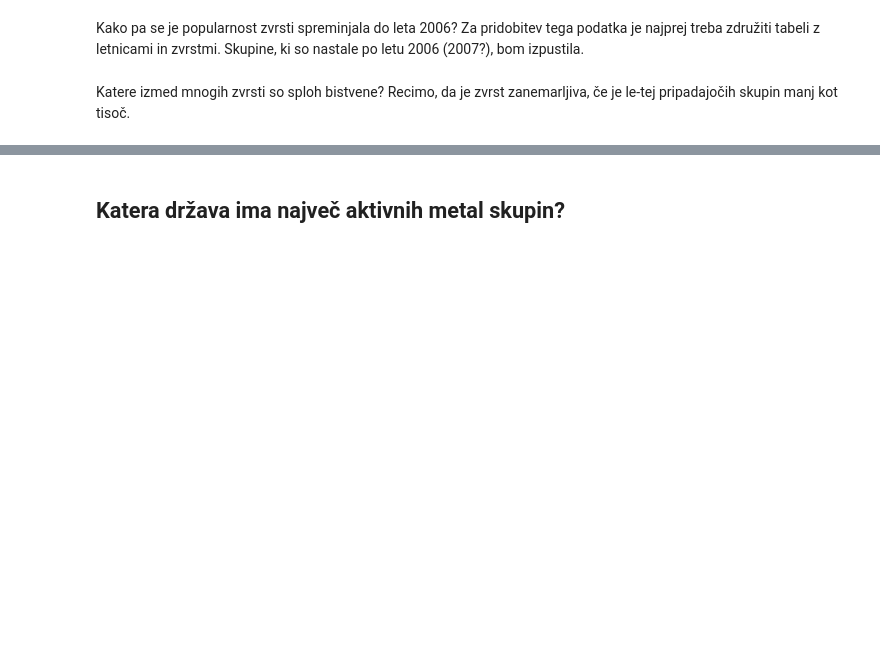
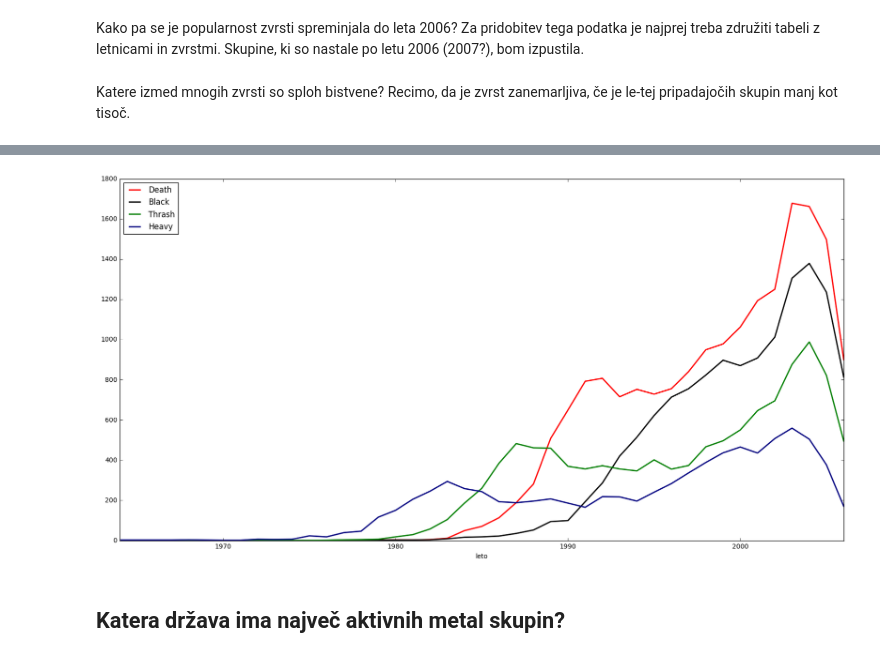
Before and after one commit to h3ll-o-w0rld/Projekt-za-PROG1, a Jupyter notebook: Projekt.ipynb, the cells around one changed output, grey strips where cells are left out. Cells and saved outputs as stored; diff of their text form; code cells hidden in the pictures; blank space fills up the shorter version.

```diff
--- a/Projekt.ipynb
+++ b/Projekt.ipynb
@@ -73,3 +87,9 @@ for stolpec, barva in zip(omejene_vsote, barve):
+# %%
+stiri_zvrsti_barve = [('Death', 'red'), ('Black', 'black'), ('Thrash', 'green'), ('Heavy', 'navy')]
+for zvrst, barva in stiri_zvrsti_barve:
+    omejene_vsote[zvrst].plot(kind='line', legend=True, figsize=(20, 10), linewidth=2.0, color=barva)
+# %% [output]
+[figure, added]
 # %% [markdown]
 ## Katera država ima največ aktivnih metal skupin?
 # %%
```
Also changed, not shown: parts of 8 cells of this notebook.
